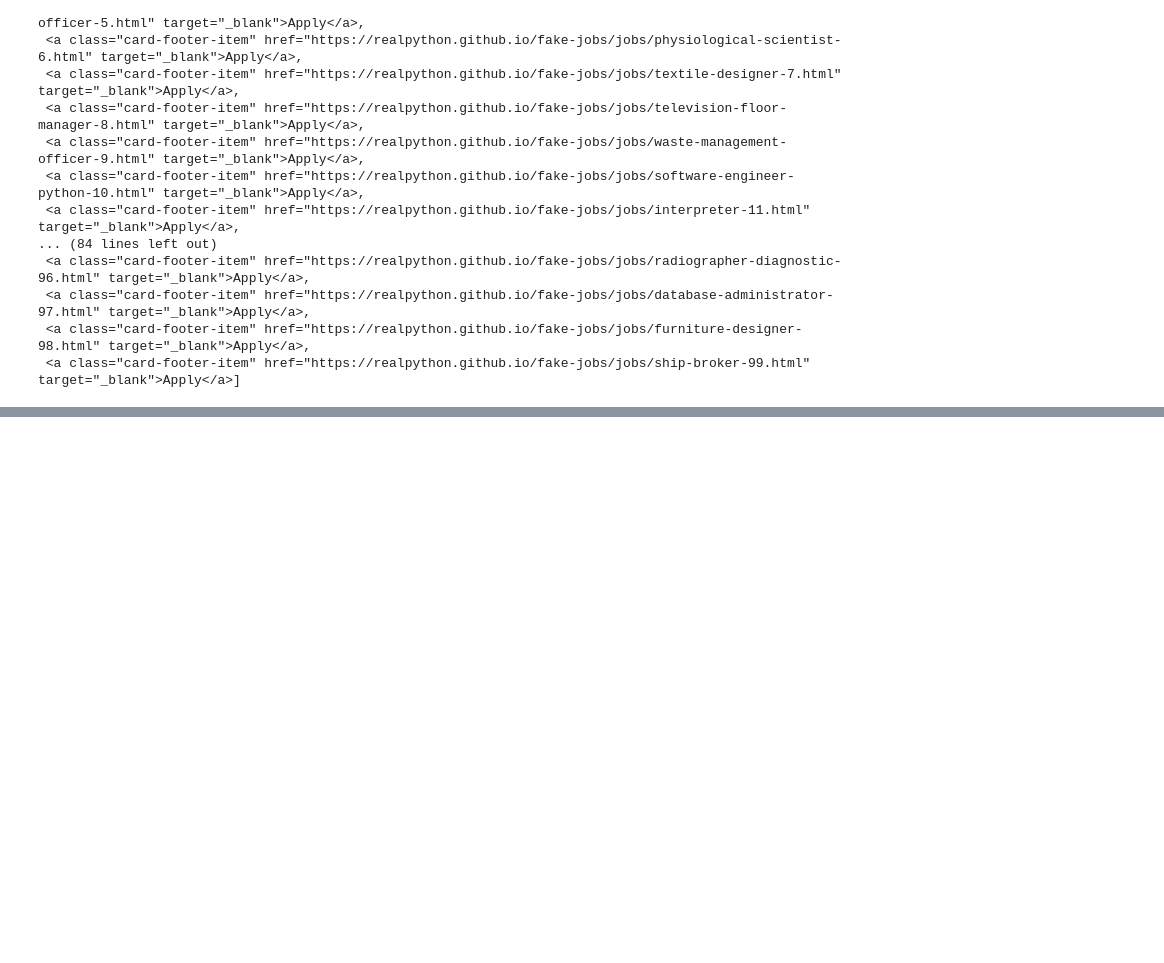
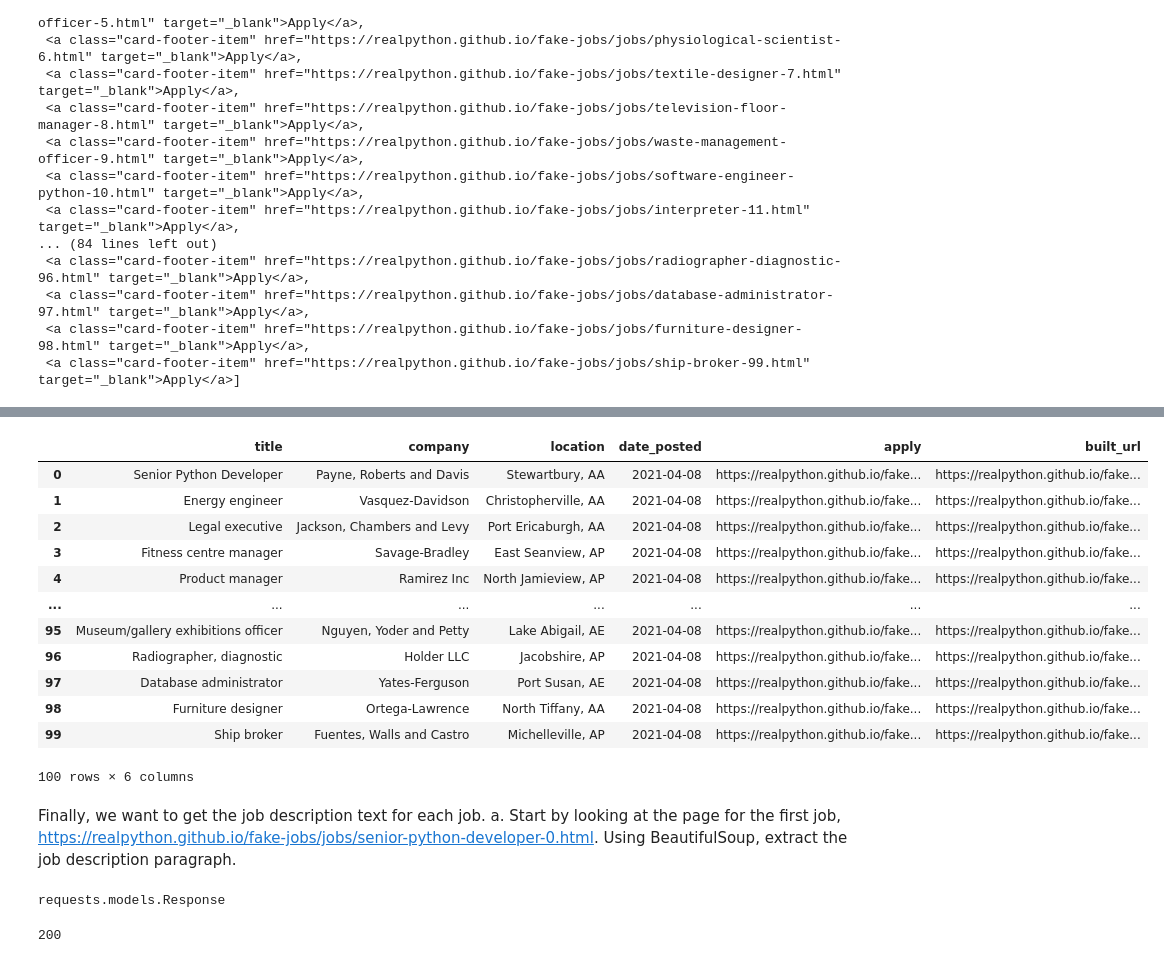
Before and after one commit to NSS-Data-Analytics-Cohort-8/webscraping-melaniewesson, a Jupyter notebook: FakeJobs.ipynb, the cells around one changed output, grey strips where cells are left out. Cells and saved outputs as stored; diff of their text form; code cells hidden in the pictures; blank space fills up the shorter version.

```diff
--- a/FakeJobs.ipynb
+++ b/FakeJobs.ipynb
@@ -339,0 +338,4 @@ urls
+# %%
+#clean data
+clean_urls = [link['href'] for link in urls]
+clean_urls
@@ -339,0 +360,2 @@ urls
+# %%
+fake_jobs['apply'] = clean_urls
@@ -339,0 +380,7 @@ urls
+# %%
+built_urls = []
+for i in range(len(fake_jobs)):
+    # Extract the job title from the company name
+    job_title = re.sub(r'[^a-zA-Z0-9\s]', '', title[i]).replace(' ', '-').lower()
+    constructed_url = f'https://realpython.github.io/fake-jobs/jobs/{job_title}/'
+    built_urls.append(constructed_url)
@@ -339,0 +407,9 @@ urls
+# %%
+#need to add numbers to the end
+new_built_url = []
+
+for i, url in enumerate(built_urls):
+    new_url = f"{url}{i}.html"
+    new_built_url.append(new_url)
+
+new_built_url
@@ -339,0 +434,31 @@ urls
+# %%
+#add to df
+fake_jobs['built_url'] = new_built_url
+fake_jobs
+# %% [output]
+|  | title | company | location | date_posted | apply | built_url |
+| 0 | Senior Python Developer | Payne, Roberts and Davis | Stewartbury, AA | 2021-04-08 | https://realpython.github.io/fake... | https://realpython.github.io/fake... |
+| 1 | Energy engineer | Vasquez-Davidson | Christopherville, AA | 2021-04-08 | https://realpython.github.io/fake... | https://realpython.github.io/fake... |
+| 2 | Legal executive | Jackson, Chambers and Levy | Port Ericaburgh, AA | 2021-04-08 | https://realpython.github.io/fake... | https://realpython.github.io/fake... |
+| 3 | Fitness centre manager | Savage-Bradley | East Seanview, AP | 2021-04-08 | https://realpython.github.io/fake... | https://realpython.github.io/fake... |
+| 4 | Product manager | Ramirez Inc | North Jamieview, AP | 2021-04-08 | https://realpython.github.io/fake... | https://realpython.github.io/fake... |
+| ... | ... | ... | ... | ... | ... | ... |
+| 95 | Museum/gallery exhibitions officer | Nguyen, Yoder and Petty | Lake Abigail, AE | 2021-04-08 | https://realpython.github.io/fake... | https://realpython.github.io/fake... |
+| 96 | Radiographer, diagnostic | Holder LLC | Jacobshire, AP | 2021-04-08 | https://realpython.github.io/fake... | https://realpython.github.io/fake... |
+| 97 | Database administrator | Yates-Ferguson | Port Susan, AE | 2021-04-08 | https://realpython.github.io/fake... | https://realpython.github.io/fake... |
+| 98 | Furniture designer | Ortega-Lawrence | North Tiffany, AA | 2021-04-08 | https://realpython.github.io/fake... | https://realpython.github.io/fake... |
+| 99 | Ship broker | Fuentes, Walls and Castro | Michelleville, AP | 2021-04-08 | https://realpython.github.io/fake... | https://realpython.github.io/fake... |
+100 rows × 6 columns
+# %% [markdown]
+Finally, we want to get the job description text for each job.
+a. Start by looking at the page for the first job, https://realpython.github.io/fake-jobs/jobs/senior-python-developer-0.html. Using BeautifulSoup, extract the job description paragraph.
+# %%
+url = "https://realpython.github.io/fake-jobs/jobs/senior-python-developer-0.html"
+response = requests.get(url)
+type(response)
+# %% [output]
+requests.models.Response
+# %%
+response.status_code
+# %% [output]
+200
```
Also changed, not shown: parts of 18 cells of this notebook.
